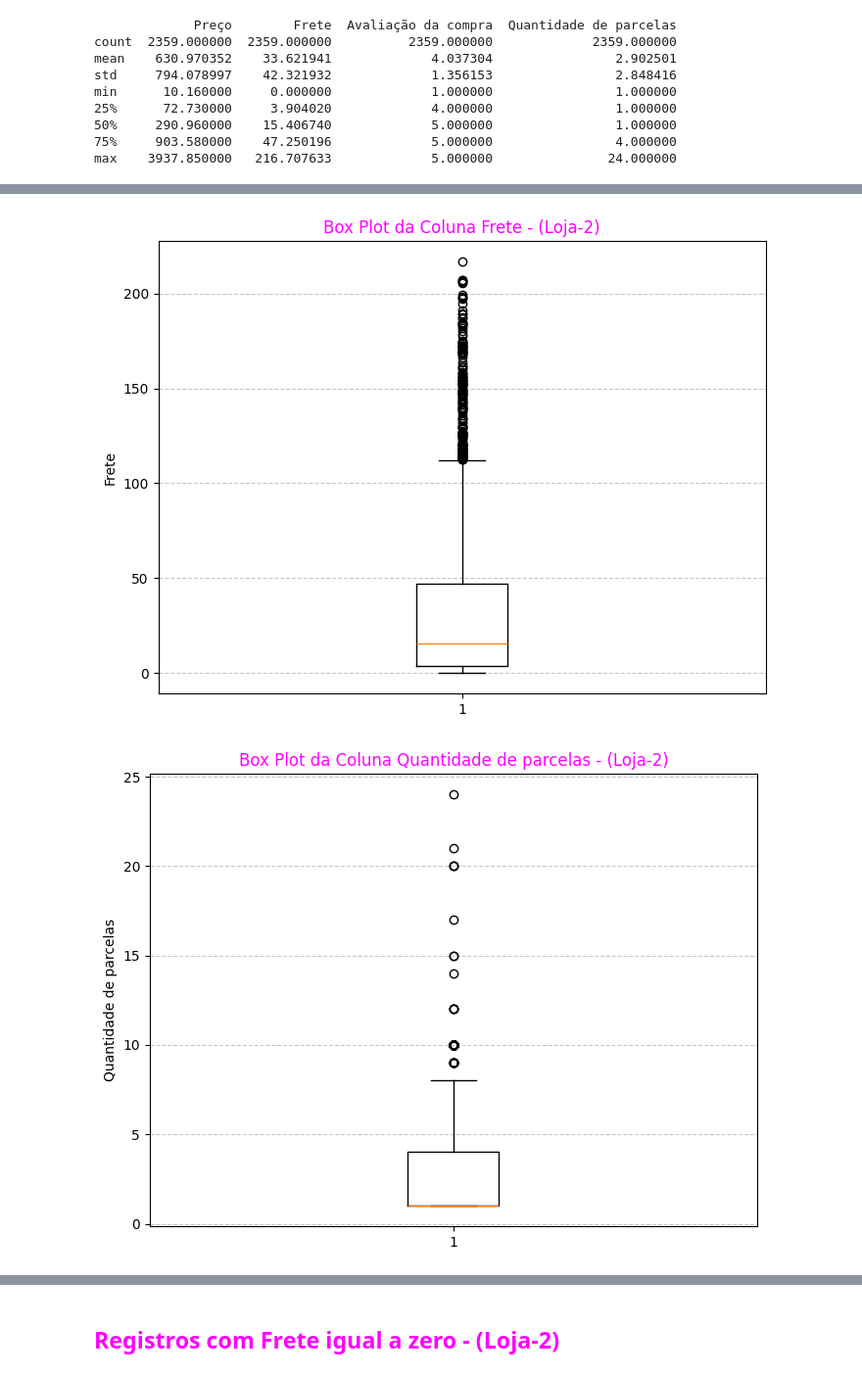
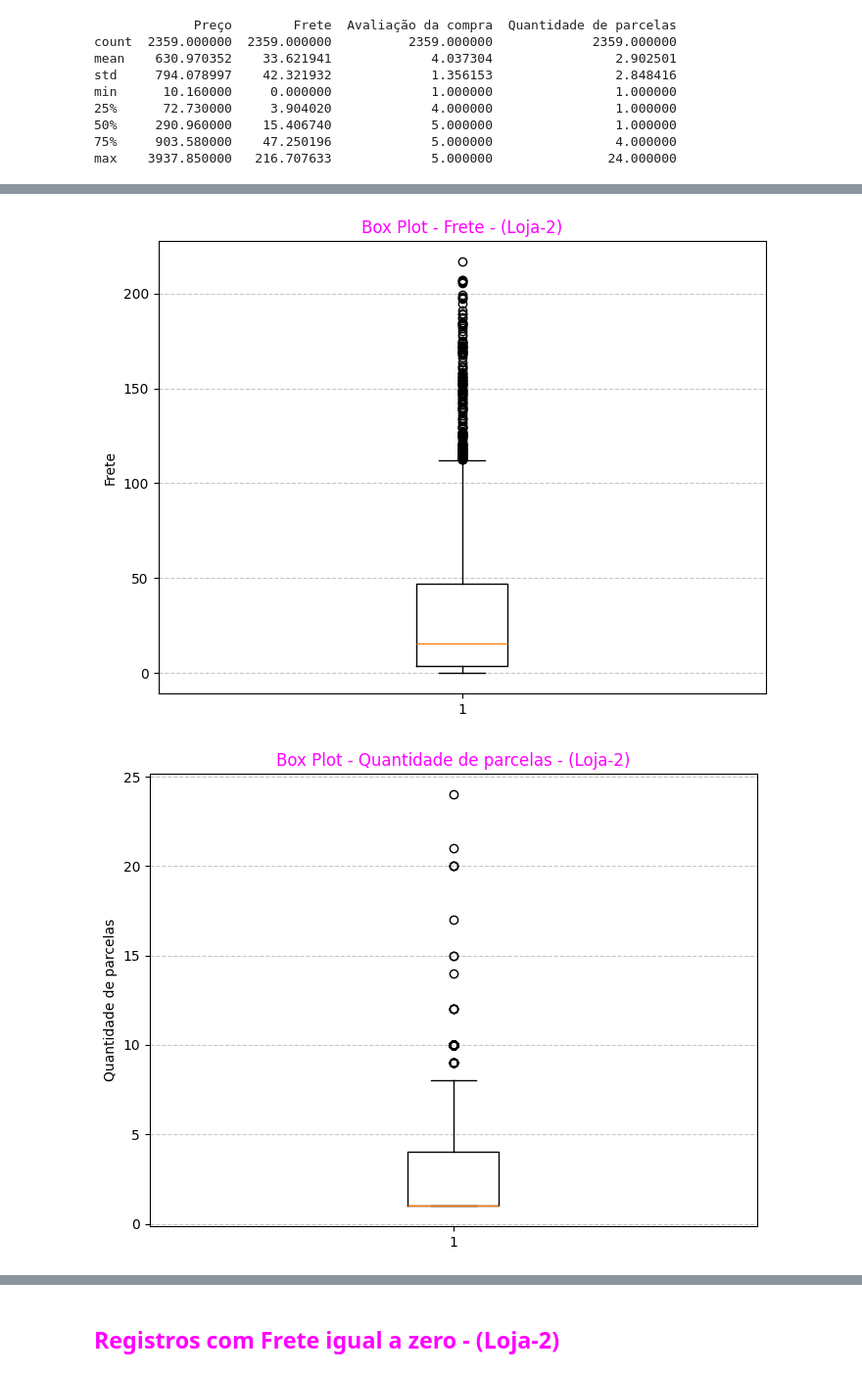
Before and after one commit to WBruni/Analise_Vendas_e_Desempenho_Loja, a Jupyter notebook: AluraStoreBrasil.ipynb, the cells around one changed output, grey strips where cells are left out. Shown at 98% size. Saved outputs shown, nothing was run; the diff lists cells and outputs as text; code cells hidden in the pictures.

```diff
--- a/AluraStoreBrasil.ipynb
+++ b/AluraStoreBrasil.ipynb
@@ -301,7 +323,7 @@ loja2.head()
 | 3 | Cama king | moveis | 1208.24 | 61.919584 | 04/05/2022 | Larissa Alves | RS | ... |
 | 4 | Cadeira de escritório | moveis | 530.41 | 25.827176 | 26/02/2022 | Lucas Oliveira | SP | ... |
 # %%
-loja2 = loja2.drop(['Vendedor', 'lat', 'lon'], axis=1) # Colunas Retiradas
+loja2 = loja2.drop(['Vendedor'], axis=1) # Coluna Vendedor Retirada
 loja2.head()
 # %% [output]
 |  | Produto | Categoria do Produto | Preço | Frete | Data da Compra | Local da compra | Avaliação da compra | ... |
@@ -452,20 +484,20 @@ import matplotlib.pyplot as plt
 
 plt.figure(figsize=(8, 6))
 plt.boxplot(loja2['Frete'])
-plt.title('Box Plot da Coluna Frete - (Loja-2)', color = 'magenta')
+plt.title('Box Plot - Frete - (Loja-2)', color = 'magenta')
 plt.ylabel('Frete')
 plt.grid(axis='y', linestyle='--', alpha=0.7)
 plt.show()
 # %% [output]
-[figure, old version]
+[figure, new version]
 # %%
 import matplotlib.pyplot as plt
 
 plt.figure(figsize=(8, 6))
 plt.boxplot(loja2['Quantidade de parcelas'])
-plt.title('Box Plot da Coluna Quantidade de parcelas - (Loja-2)', color = 'magenta')
+plt.title('Box Plot - Quantidade de parcelas - (Loja-2)', color = 'magenta')
 plt.ylabel('Quantidade de parcelas')
 plt.grid(axis='y', linestyle='--', alpha=0.7)
 plt.show()
 # %% [output]
-[figure, old version]
+[figure, new version]
```
Also changed, not shown: parts of 72 cells of this notebook.
